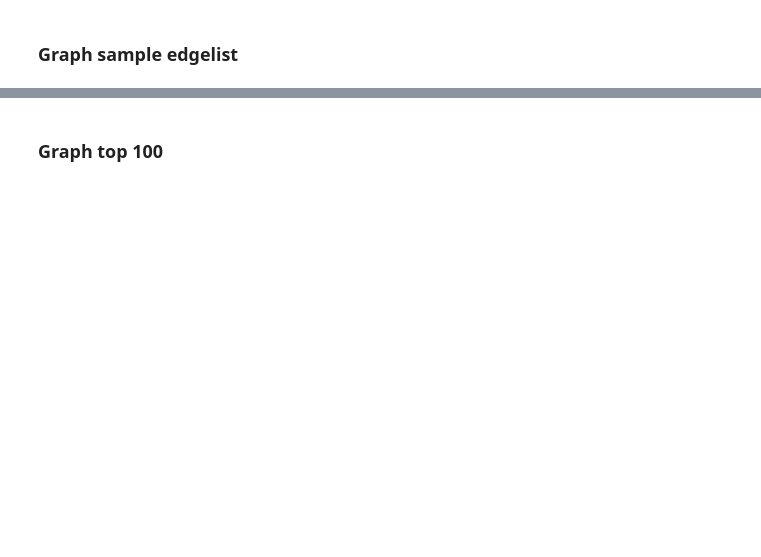
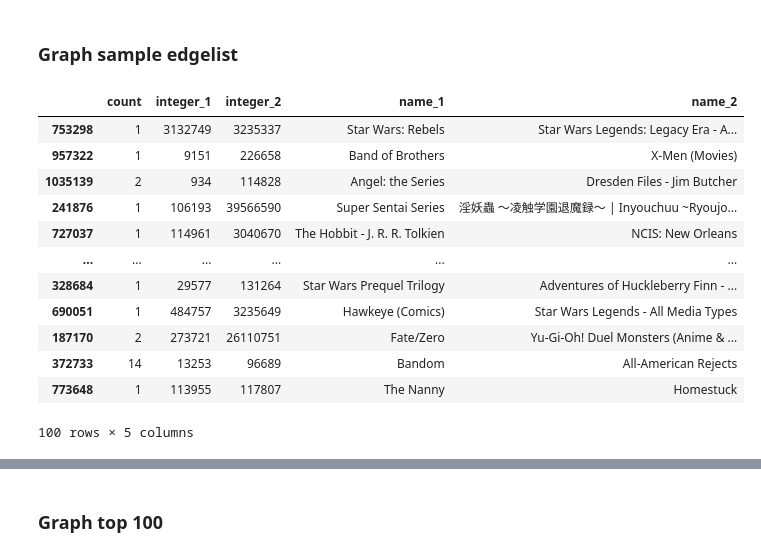
Before and after one commit to joelleneyap/fandomstudies, a Jupyter notebook: fandom_networkx.ipynb, the cells around one changed output, grey strips where cells are left out. Cells and saved outputs as stored; diff of their text form; code cells hidden in the pictures; blank space fills up the shorter version.

```diff
--- a/fandom_networkx.ipynb
+++ b/fandom_networkx.ipynb
@@ -293,5 +270,21 @@ NameError: name 'edgelist_df' is not defined
 # %% [markdown]
 ### Graph sample edgelist
+# %%
+sample_edgelist.head()
+# %% [output]
+|  | count | integer_1 | integer_2 | name_1 | name_2 |
+| 753298 | 1 | 3132749 | 3235337 | Star Wars: Rebels | Star Wars Legends: Legacy Era - A... |
+| 957322 | 1 | 9151 | 226658 | Band of Brothers | X-Men (Movies) |
+| 1035139 | 2 | 934 | 114828 | Angel: the Series | Dresden Files - Jim Butcher |
+| 241876 | 1 | 106193 | 39566590 | Super Sentai Series | 淫妖蟲 ～凌触学園退魔録～ | Inyouchuu ~Ryoujo... |
+| 727037 | 1 | 114961 | 3040670 | The Hobbit - J. R. R. Tolkien | NCIS: New Orleans |
+| ... | ... | ... | ... | ... | ... |
+| 328684 | 1 | 29577 | 131264 | Star Wars Prequel Trilogy | Adventures of Huckleberry Finn - ... |
+| 690051 | 1 | 484757 | 3235649 | Hawkeye (Comics) | Star Wars Legends - All Media Types |
+| 187170 | 2 | 273721 | 26110751 | Fate/Zero | Yu-Gi-Oh! Duel Monsters (Anime & ... |
+| 372733 | 14 | 13253 | 96689 | Bandom | All-American Rejects |
+| 773648 | 1 | 113955 | 117807 | The Nanny | Homestuck |
+100 rows × 5 columns
 # %%
 # needs to be indices so that bokeh can work
 
```
Also changed, not shown: parts of 10 cells of this notebook.
